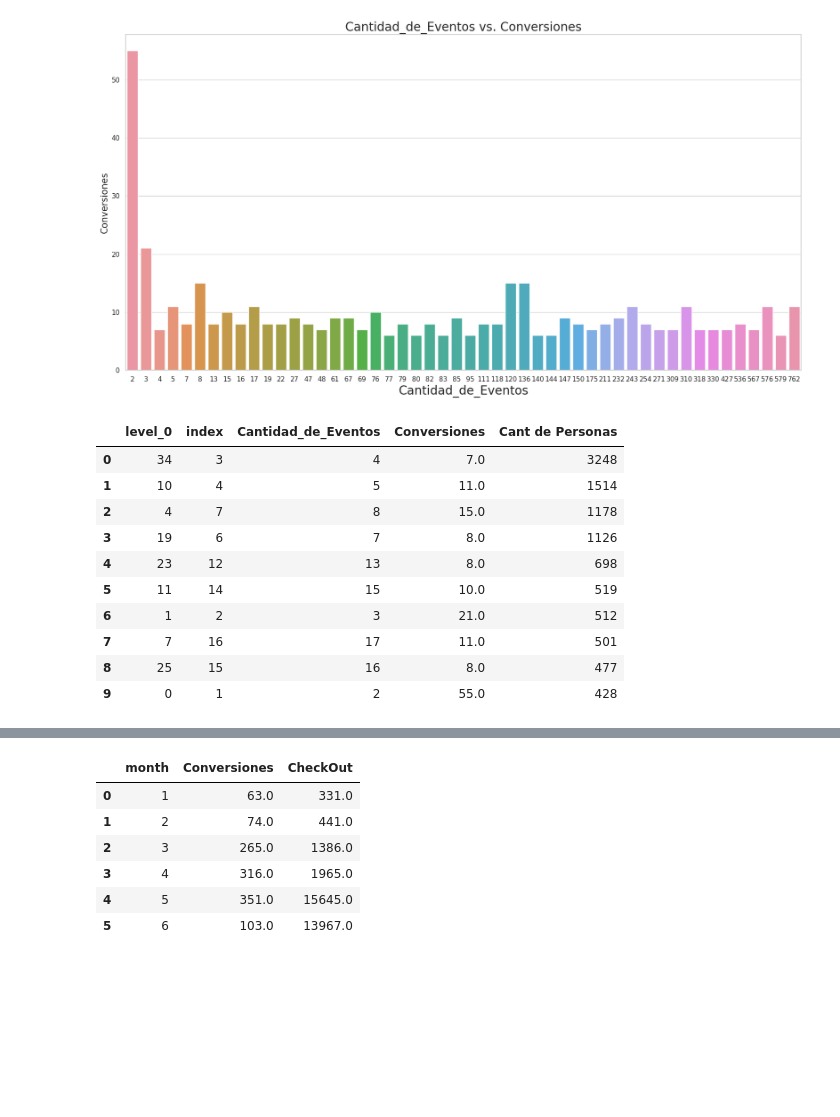
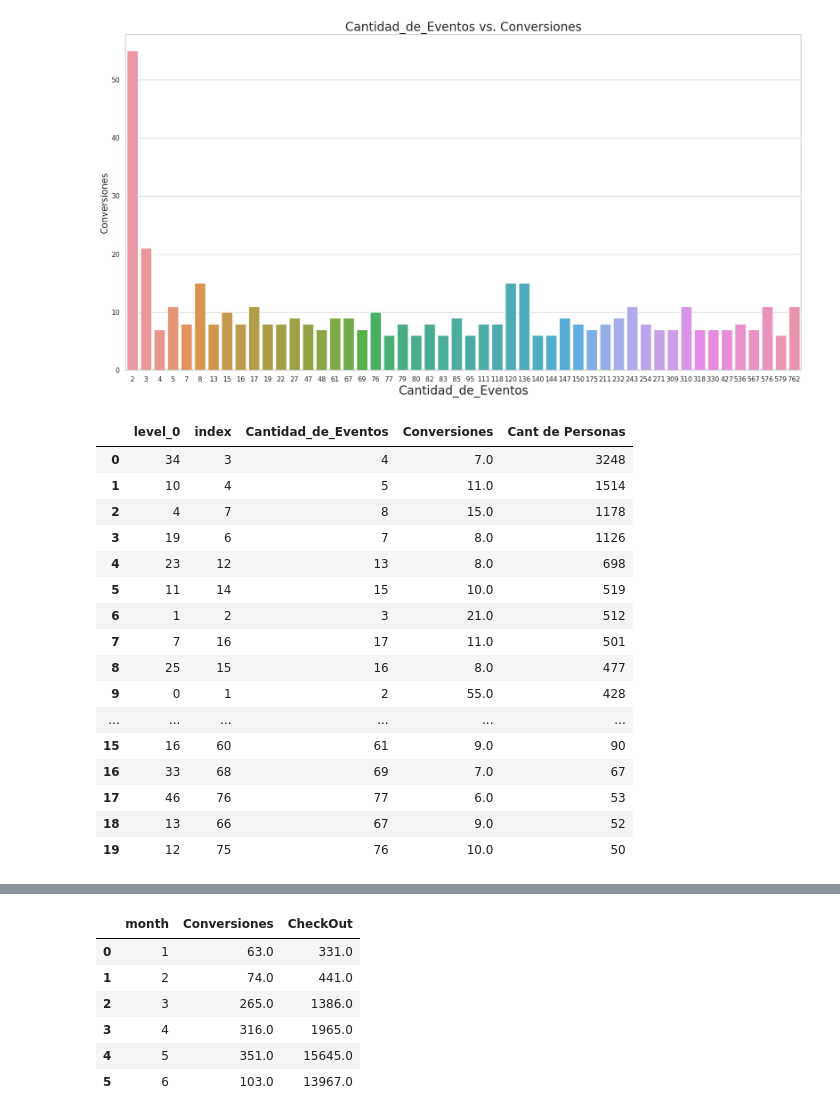
Before and after one commit to gabyrobles93/7506-TP1-Trocafone, a Jupyter notebook: comportamiento_de_la_plataforma.ipynb, the cells around one changed output, grey strips where cells are left out. Cells and saved outputs as stored; diff of their text form; code cells hidden in the pictures; blank space fills up the shorter version.

```diff
--- a/comportamiento_de_la_plataforma.ipynb
+++ b/comportamiento_de_la_plataforma.ipynb
@@ -267,21 +267,27 @@ Text(0,0.5,'Conversiones')
 # %%
 grupo_eventos = grupo_max.sort_values(by='Cant de Personas', ascending=False)
 grupo_eventos = grupo_eventos.reset_index()
-grupo_eventos = grupo_eventos.head(10)
+grupo_eventos = grupo_eventos.head(20)
 grupo_eventos
 #La mayoria de las personas tienen estos eventos
 # %% [output]
 |  | level_0 | index | Cantidad_de_Eventos | Conversiones | Cant de Personas |
 | 0 | 34 | 3 | 4 | 7.0 | 3248 |
 | 1 | 10 | 4 | 5 | 11.0 | 1514 |
 | 2 | 4 | 7 | 8 | 15.0 | 1178 |
 | 3 | 19 | 6 | 7 | 8.0 | 1126 |
 | 4 | 23 | 12 | 13 | 8.0 | 698 |
 | 5 | 11 | 14 | 15 | 10.0 | 519 |
 | 6 | 1 | 2 | 3 | 21.0 | 512 |
 | 7 | 7 | 16 | 17 | 11.0 | 501 |
 | 8 | 25 | 15 | 16 | 8.0 | 477 |
 | 9 | 0 | 1 | 2 | 55.0 | 428 |
+| ... | ... | ... | ... | ... | ... |
+| 15 | 16 | 60 | 61 | 9.0 | 90 |
+| 16 | 33 | 68 | 69 | 7.0 | 67 |
+| 17 | 46 | 76 | 77 | 6.0 | 53 |
+| 18 | 13 | 66 | 67 | 9.0 | 52 |
+| 19 | 12 | 75 | 76 | 10.0 | 50 |
 # %%
 plt.rcParams["axes.labelsize"] = 30
 university_per_age_graph = sns.barplot(x=grupo_eventos['Cantidad_de_Eventos'], y=grupo_eventos['Cant de Personas'], orient='v')
```
Also changed, not shown: parts of 31 cells of this notebook.
